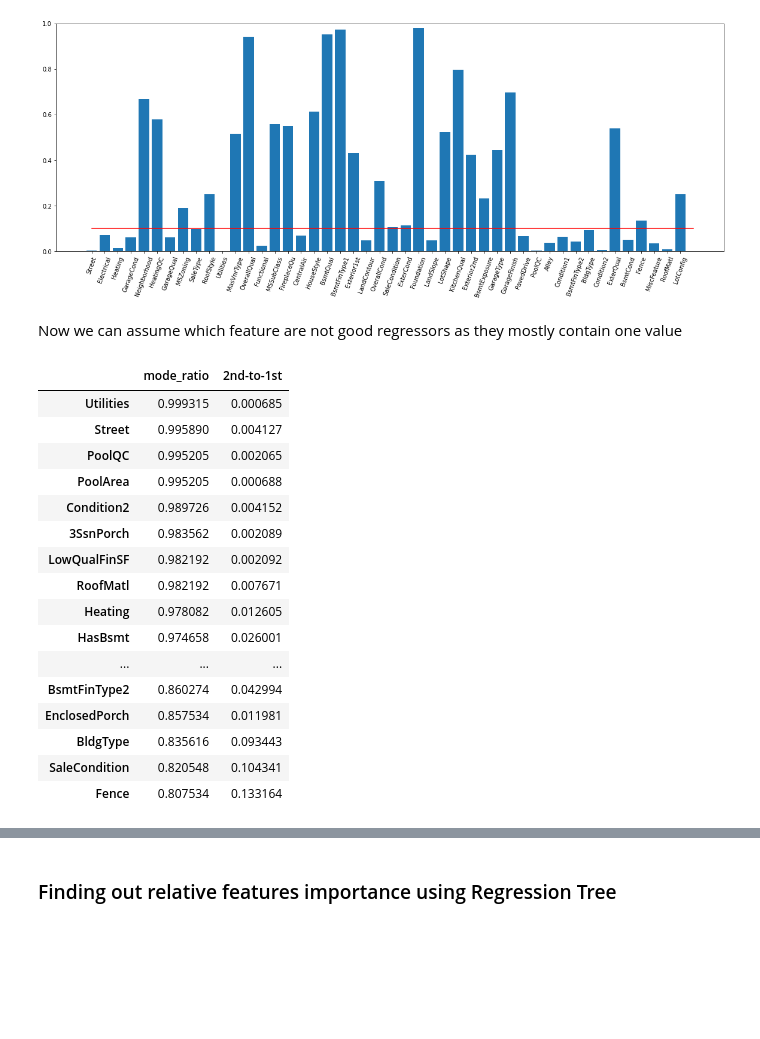
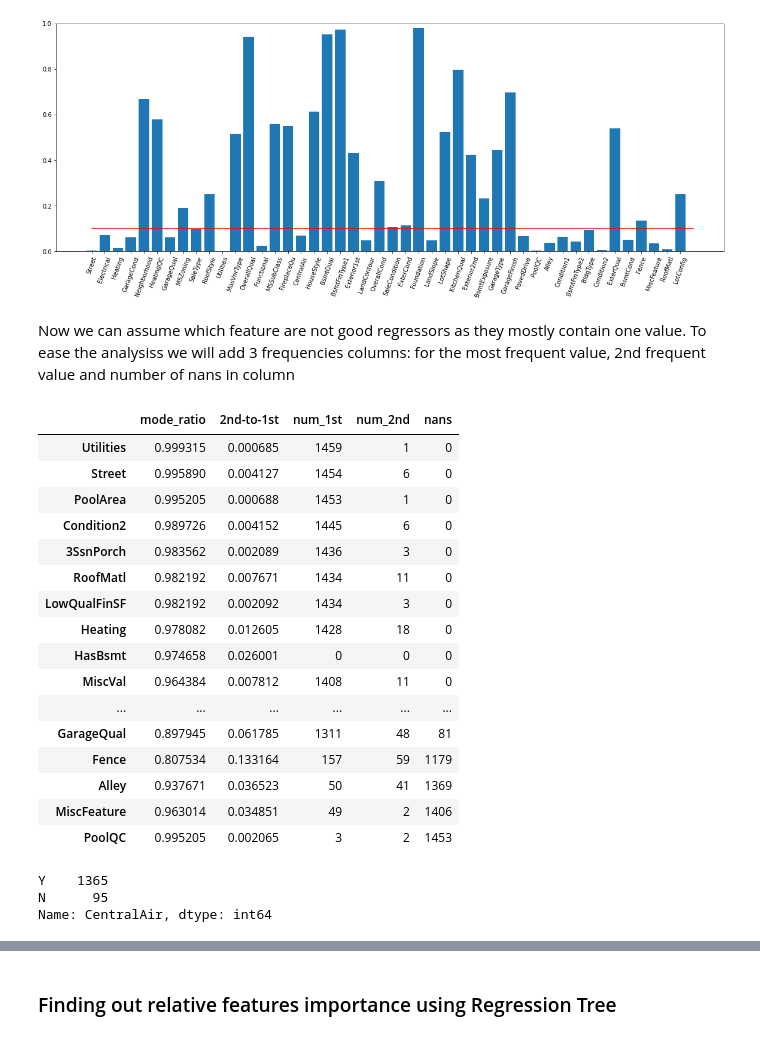
Before and after one commit to sharuhinda/adv_regression_example, a Jupyter notebook: data_exploration.ipynb, the cells around one changed output, grey strips where cells are left out. Drawn from its saved outputs; the diff is of its cells as text; code cells hidden in the pictures; blank space fills up the shorter version.

Commit message:
Finished preliminary version of the data transform

```diff
--- a/data_exploration.ipynb
+++ b/data_exploration.ipynb
@@ -1030,24 +1030,47 @@ plt.plot([0, len(cat_feat)], [0.1, 0.1], c='red');
 # %% [output]
 [figure]
 # %% [markdown]
-Now we can assume which feature are not good regressors as they mostly contain one value
+Now we can assume which feature are not good regressors as they mostly contain one value. To ease the analysiss we will add 3 frequencies columns: for the most frequent value, 2nd frequent value and number of nans in column
+# %%
+nums = {'num_1st': [], 'num_2nd': [], 'nans': []}
+for i in ratios_df.index:
+    if i in df.columns:
+        counts = df[i].value_counts()
+        nums['num_1st'].append(counts.iloc[0])
+        if len(counts) > 0:
+            nums['num_2nd'].append(counts.iloc[1])
+        else:
+            nums['num_2nd'].append(0)
+        nums['nans'].append(df[i].isna().sum())
+    else:
+        nums['num_1st'].append(0)
+        nums['num_2nd'].append(0)
+        nums['nans'].append(0)
+# %%
+ratios_df_mod = pd.concat([ratios_df, pd.DataFrame(nums, index=ratios_df.index)], axis=1)
 # %%
-ratios_df[ratios_df['mode_ratio'] > 0.8].sort_values(by='mode_ratio', ascending=False)
+ratios_df_mod[ratios_df['mode_ratio'] > 0.8].sort_values(by=['nans', 'mode_ratio'], ascending=[True, False])
 # %% [output]
-|  | mode_ratio | 2nd-to-1st |
-| Utilities | 0.999315 | 0.000685 |
-| Street | 0.995890 | 0.004127 |
-| PoolQC | 0.995205 | 0.002065 |
-| PoolArea | 0.995205 | 0.000688 |
-| Condition2 | 0.989726 | 0.004152 |
-| 3SsnPorch | 0.983562 | 0.002089 |
-| LowQualFinSF | 0.982192 | 0.002092 |
-| RoofMatl | 0.982192 | 0.007671 |
-| Heating | 0.978082 | 0.012605 |
-| HasBsmt | 0.974658 | 0.026001 |
-| ... | ... | ... |
-| BsmtFinType2 | 0.860274 | 0.042994 |
-| EnclosedPorch | 0.857534 | 0.011981 |
-| BldgType | 0.835616 | 0.093443 |
-| SaleCondition | 0.820548 | 0.104341 |
-| Fence | 0.807534 | 0.133164 |
+|  | mode_ratio | 2nd-to-1st | num_1st | num_2nd | nans |
+| Utilities | 0.999315 | 0.000685 | 1459 | 1 | 0 |
+| Street | 0.995890 | 0.004127 | 1454 | 6 | 0 |
+| PoolArea | 0.995205 | 0.000688 | 1453 | 1 | 0 |
+| Condition2 | 0.989726 | 0.004152 | 1445 | 6 | 0 |
+| 3SsnPorch | 0.983562 | 0.002089 | 1436 | 3 | 0 |
+| RoofMatl | 0.982192 | 0.007671 | 1434 | 11 | 0 |
+| LowQualFinSF | 0.982192 | 0.002092 | 1434 | 3 | 0 |
+| Heating | 0.978082 | 0.012605 | 1428 | 18 | 0 |
+| HasBsmt | 0.974658 | 0.026001 | 0 | 0 | 0 |
+| MiscVal | 0.964384 | 0.007812 | 1408 | 11 | 0 |
+| ... | ... | ... | ... | ... | ... |
+| GarageQual | 0.897945 | 0.061785 | 1311 | 48 | 81 |
+| Fence | 0.807534 | 0.133164 | 157 | 59 | 1179 |
+| Alley | 0.937671 | 0.036523 | 50 | 41 | 1369 |
+| MiscFeature | 0.963014 | 0.034851 | 49 | 2 | 1406 |
+| PoolQC | 0.995205 | 0.002065 | 3 | 2 | 1453 |
+# %%
+df['CentralAir'].value_counts(dropna=False)
+# %% [output]
+Y    1365
+N      95
+Name: CentralAir, dtype: int64
```
Also changed, not shown: parts of 7 cells of this notebook, 5 other files.
